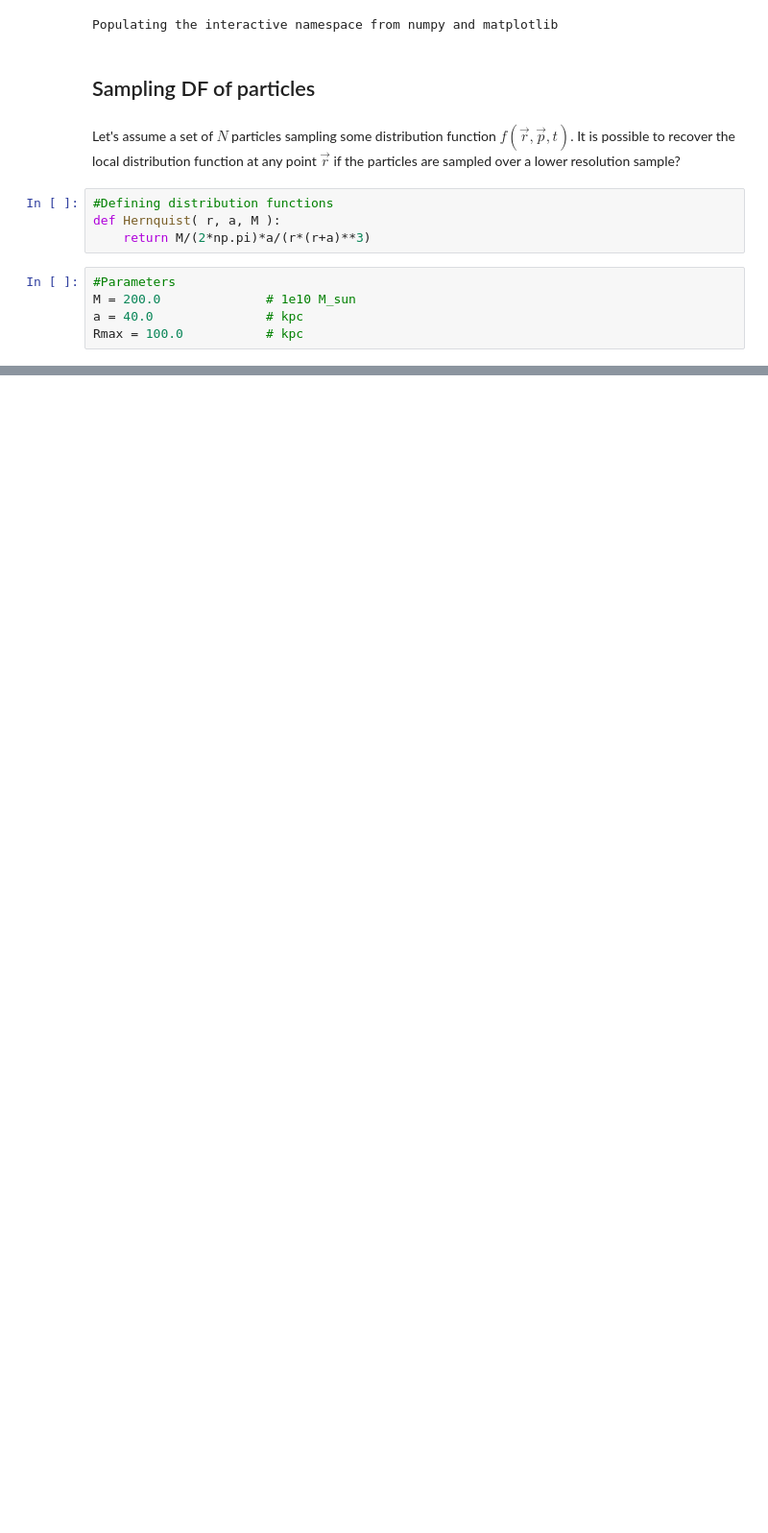
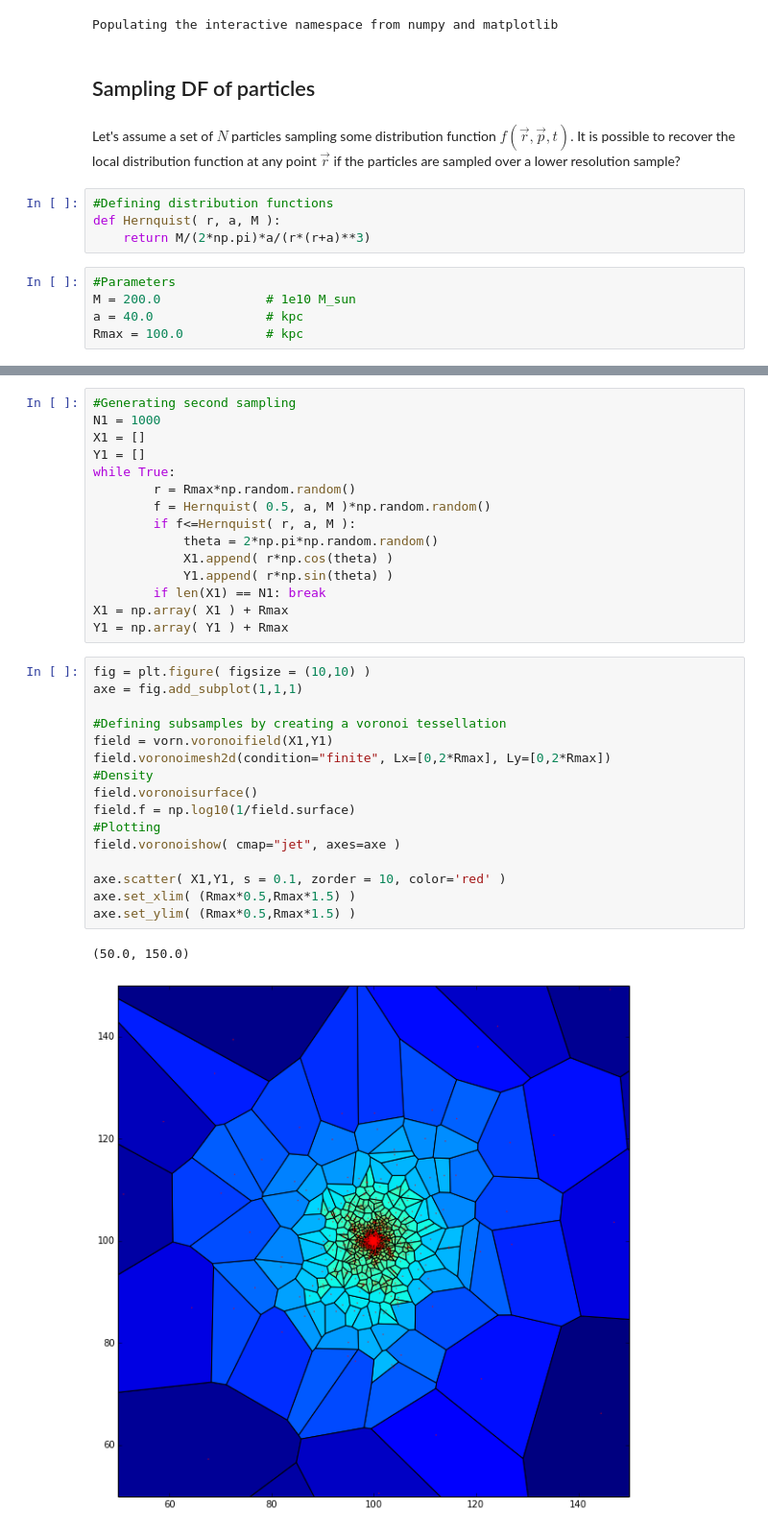
Before and after one commit to sbustamante/CosmologicalBlackHoles, a Jupyter notebook: Codes/controlled_experiments.ipynb, the cells around one changed output, grey strips where cells are left out. Shown at 96% size. Saved outputs shown, nothing was run; the diff lists cells and outputs as text; blank space fills up the shorter version.

Commit message:
Using voronoi tessellation for subsampling

```diff
--- a/Codes/controlled_experiments.ipynb
+++ b/Codes/controlled_experiments.ipynb
@@ -79,0 +82,34 @@ plt.scatter( X,Y, s = 0.5 )
+# %%
+#Generating second sampling
+N1 = 1000
+X1 = []
+Y1 = []
+while True:
+        r = Rmax*np.random.random()
+        f = Hernquist( 0.5, a, M )*np.random.random()
+        if f<=Hernquist( r, a, M ):
+            theta = 2*np.pi*np.random.random()
+            X1.append( r*np.cos(theta) )
+            Y1.append( r*np.sin(theta) )
+        if len(X1) == N1: break
+X1 = np.array( X1 ) + Rmax
+Y1 = np.array( Y1 ) + Rmax
+# %%
+fig = plt.figure( figsize = (10,10) )
+axe = fig.add_subplot(1,1,1)
+
+#Defining subsamples by creating a voronoi tessellation
+field = vorn.voronoifield(X1,Y1)
+field.voronoimesh2d(condition="finite", Lx=[0,2*Rmax], Ly=[0,2*Rmax])
+#Density
+field.voronoisurface()
+field.f = np.log10(1/field.surface)
+#Plotting
+field.voronoishow( cmap="jet", axes=axe )
+
+axe.scatter( X1,Y1, s = 0.1, zorder = 10, color='red' )
+axe.set_xlim( (Rmax*0.5,Rmax*1.5) )
+axe.set_ylim( (Rmax*0.5,Rmax*1.5) )
+# %% [output]
+(50.0, 150.0)
+[figure, added]
```
Also changed, not shown: parts of 6 cells of this notebook, 2 other files.
